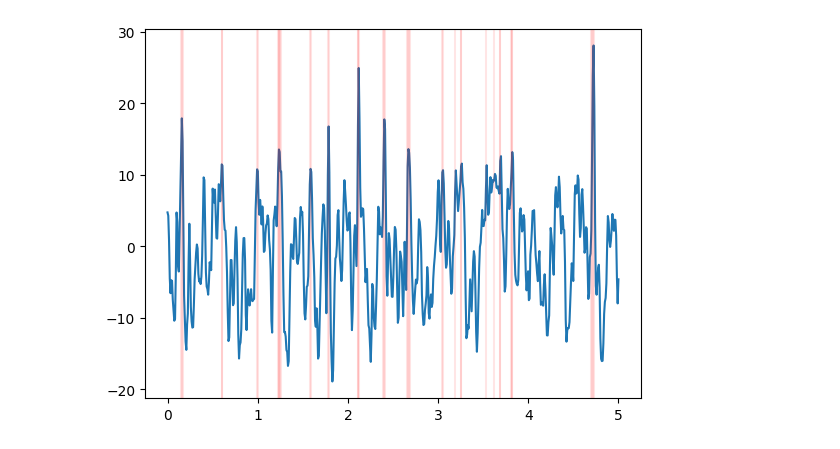
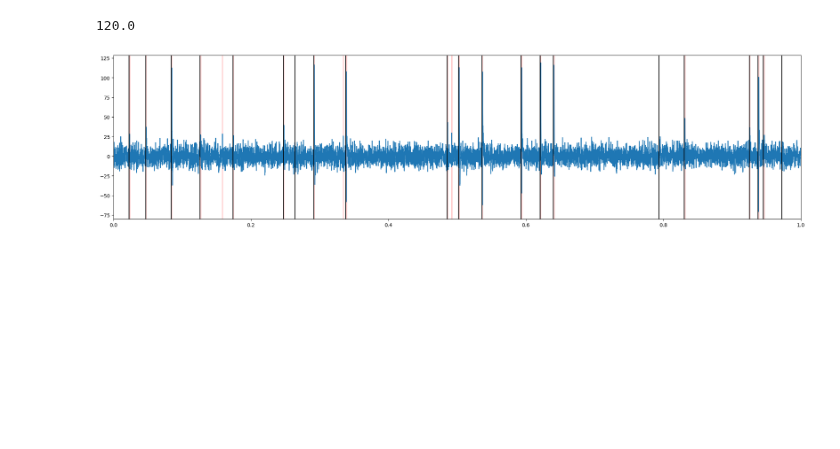
Before and after one commit to PplaysMine/unsupervisedLearning, a Jupyter notebook: main.ipynb, the cells around one changed output. Cells and saved outputs as stored; diff of their text form; code cells hidden in the pictures; blank space fills up the shorter version.

Commit message:
Update spike detection

```diff
--- a/main.ipynb
+++ b/main.ipynb
@@ -6,12 +6,30 @@ import matplotlib.pyplot as plt
 all_data = loadmat('data/sample_1.mat')
 sample_data = np.array(all_data['data'])
 spike_times = np.array(all_data['spike_times'])
+print(sample_data.shape[1]/24000)
+# %% [output]
+120.0
-# %%
-seconds = 5
-data = sample_data[0][:seconds*120]
-plt.plot(np.linspace(0, seconds, seconds*120), data)
-for spike in np.where(data > 10)[0]:
-    plt.axvline(spike/120, c='red', alpha=0.1)
-plt.show()
-# %% [output]
-[figure, removed]
+# %%
+seconds = 1
+sr = 24000
+
+data = sample_data[0][:round(seconds*sr)]
+plt.figure(figsize=(25,6))
+plt.plot(np.linspace(0, seconds, round(seconds*sr)), data)
+plt.xlim(0, seconds)
+
+spike_times_reconstructed = np.where(data >= 25)[0]
+spike_times_start_only = []
+spike_times_start_only.append(spike_times_reconstructed[0])
+spike_times_start_only.extend(spike_times_reconstructed[np.where(np.diff(spike_times_reconstructed) > 10)[0]+1])
+
+for spike in spike_times_start_only:
+    # plt.axvline(spike/sr - 0.0008, c='red', alpha=0.5)
+    plt.axvspan(spike/sr - 0.0008, spike/sr + 0.001, facecolor='r', alpha=0.2)
+
+for spike in spike_times[0][0][0][:round(seconds*sr)]/sr:
+    plt.axvline(spike, c='k', alpha=1)
+
+plt.show()
+# %% [output]
+[figure, added]
```
